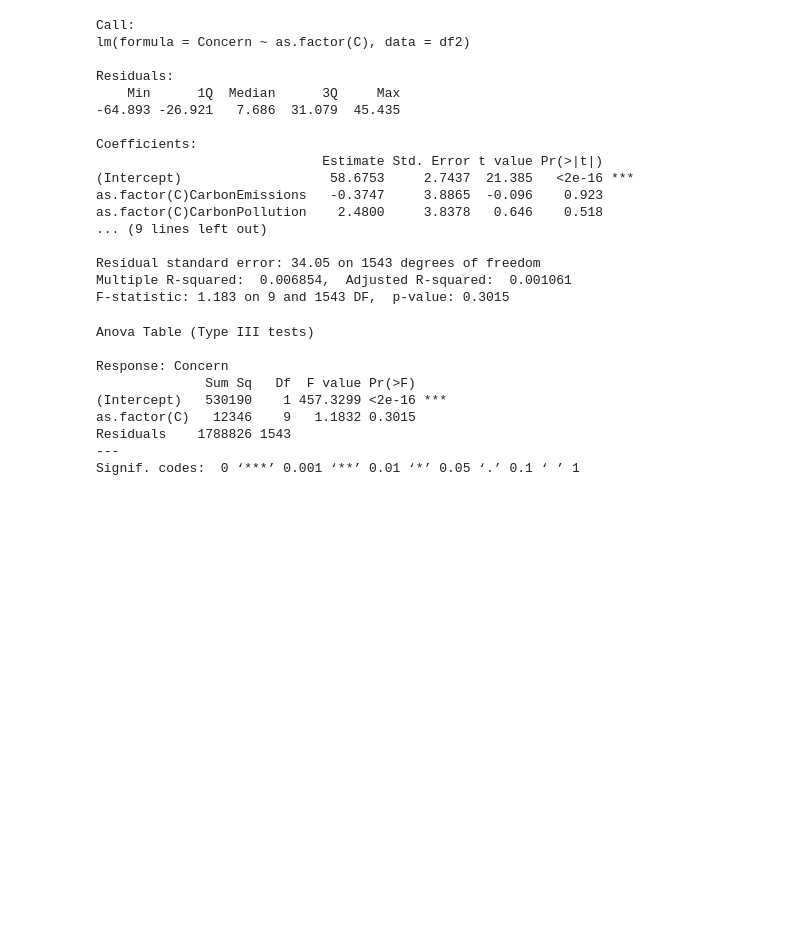
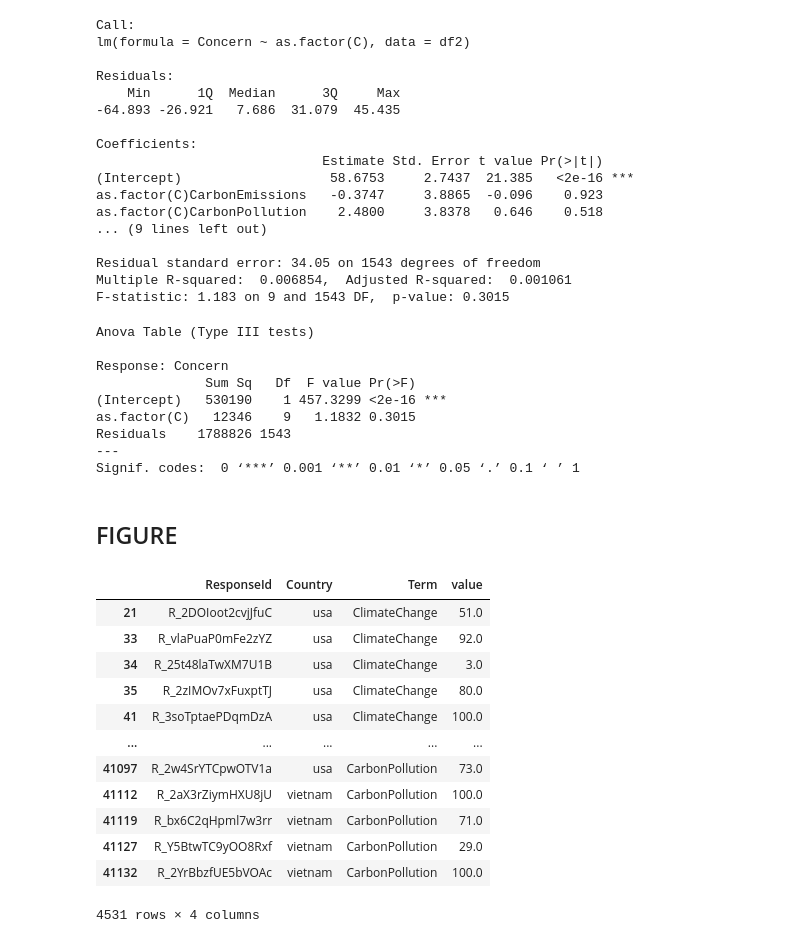
Before and after one commit to dgoldwert/climateterms, a Jupyter notebook: Terms_Analyses.ipynb, the cells around one changed output. Saved outputs shown, nothing was run; the diff lists cells and outputs as text; code cells hidden in the pictures; blank space fills up the shorter version.

```diff
--- a/Terms_Analyses.ipynb
+++ b/Terms_Analyses.ipynb
@@ -1229,3 +1229,26 @@ as.factor(C)   12346    9   1.1832 0.3015
 Residuals    1788826 1543
 ---
 Signif. codes:  0 ‘***’ 0.001 ‘**’ 0.01 ‘*’ 0.05 ‘.’ 0.1 ‘ ’ 1
+# %% [markdown]
+## FIGURE
+# %%
+# copy df_main to a new dataframe df1 to preserve the original dataframe
+df1 = df_main.copy()
+
+# replace underscores in the values of the 'Term' column
+df1['Term'] = df1['Term'].str.replace('_', '')
+df1
+# %% [output]
+|  | ResponseId | Country | Term | value |
+| 21 | R_2DOIoot2cvjJfuC | usa | ClimateChange | 51.0 |
+| 33 | R_vlaPuaP0mFe2zYZ | usa | ClimateChange | 92.0 |
+| 34 | R_25t48laTwXM7U1B | usa | ClimateChange | 3.0 |
+| 35 | R_2zIMOv7xFuxptTJ | usa | ClimateChange | 80.0 |
+| 41 | R_3soTptaePDqmDzA | usa | ClimateChange | 100.0 |
+| ... | ... | ... | ... | ... |
+| 41097 | R_2w4SrYTCpwOTV1a | usa | CarbonPollution | 73.0 |
+| 41112 | R_2aX3rZiymHXU8jU | vietnam | CarbonPollution | 100.0 |
+| 41119 | R_bx6C2qHpml7w3rr | vietnam | CarbonPollution | 71.0 |
+| 41127 | R_Y5BtwTC9yOO8Rxf | vietnam | CarbonPollution | 29.0 |
+| 41132 | R_2YrBbzfUE5bVOAc | vietnam | CarbonPollution | 100.0 |
+4531 rows × 4 columns
```
Also changed, not shown: parts of 1 cell of this notebook, 1 other file.
